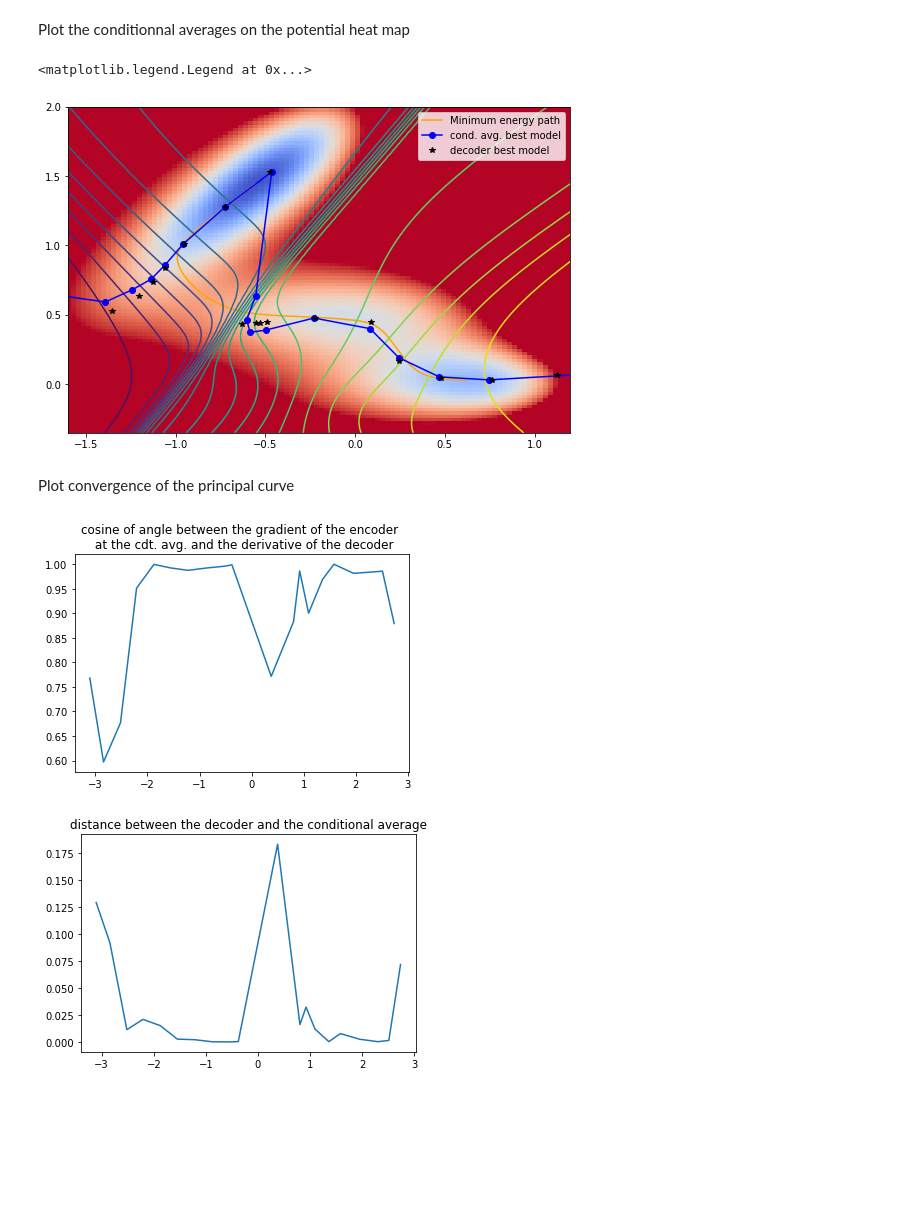
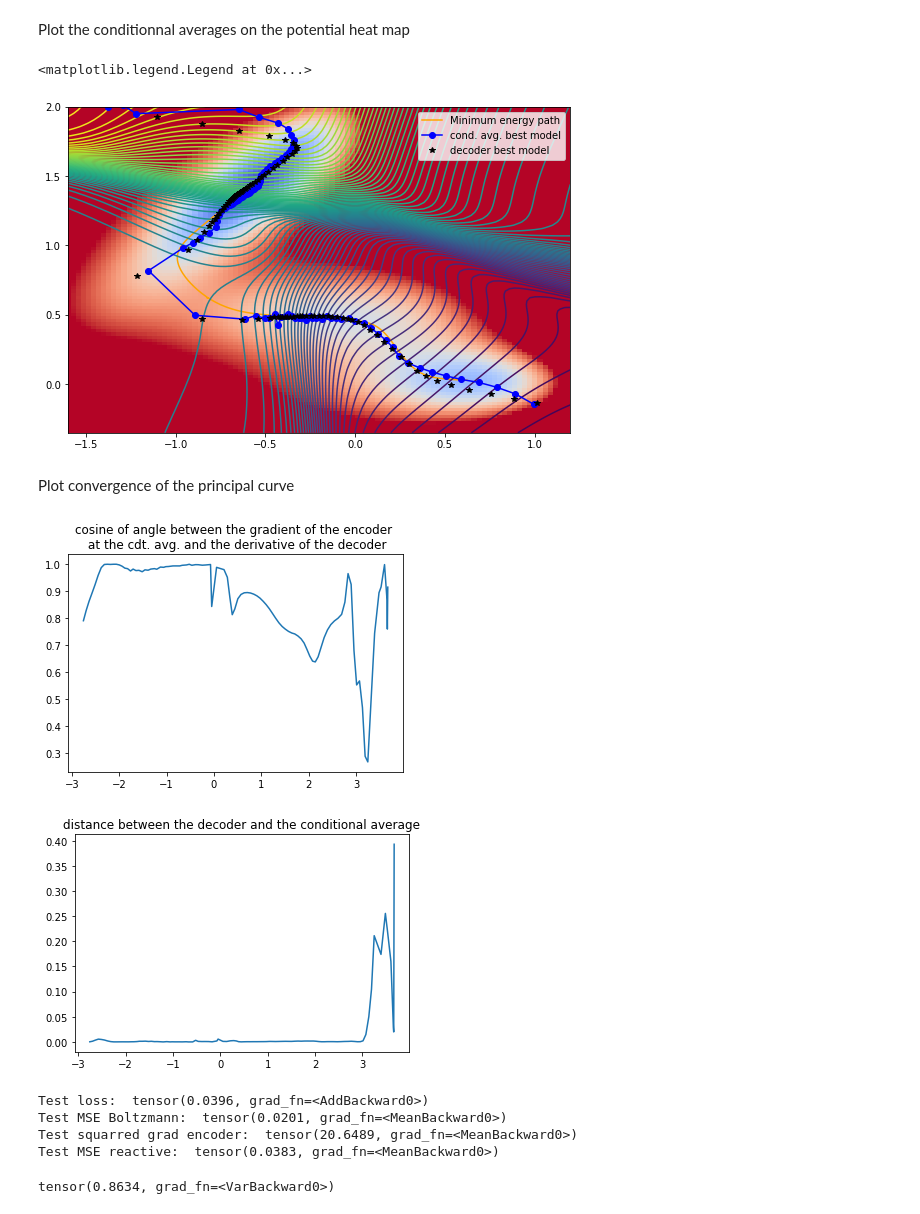
Before and after one commit to thomaspigeon/2dpotentials, a Jupyter notebook: AE_MullerBrown.ipynb, the cells around one changed output. Saved outputs shown, nothing was run; the diff lists cells and outputs as text; code cells hidden in the pictures; blank space fills up the shorter version.

```diff
--- a/AE_MullerBrown.ipynb
+++ b/AE_MullerBrown.ipynb
@@ -47,5 +63,5 @@ ax.legend()
 # %%
-dataset = {"boltz_points": trajs}
+dataset = {"boltz_points": trajs, "react_points":react_approx_density}
 # %%
 dataset.keys()
 # %% [output]
@@ -65,7 +85,7 @@ ae = DeepAutoEncoder([2, 5, 5, 1], [1, 20, 20, 2], 0)
 # %% [markdown]
 Created training object
 # %%
-ae_training = TainAEOneDecoder(ae, pot, dataset.copy(), standardize=True, zca_whiten=False)
+ae_training = TainAEOneDecoder(ae, pot, dataset.copy(), standardize=False, zca_whiten=False)
 # %% [markdown]
 Set the training size and do the train-test split
 # %%
@@ -80,8 +100,11 @@ ae_training.set_optimizer('Adam', 0.005)
 Set the loss function parameters
 # %%
 loss_params = {}
-loss_params["mse_boltz_weight"] = 1.0
-loss_params["squared_grad_boltz_weight"] = 0. * 10**(-3)
-loss_params["n_wait"] = 50
+loss_params["mse_boltz_weight"] = 0.0625 * 10**(0)
+loss_params["mse_react_weight"] = 1.0 * 10**(0)
+loss_params["squared_grad_boltz_weight"] = 0. * 10**(-4)
+loss_params["var_enc_weight"] = 0. * 10**(0)
+
+loss_params["n_wait"] = 100
 ae_training.set_loss_weight(loss_params)
 # %% [output]
@@ -96,8 +117,8 @@ n_bins_var_dist_dec value not provided, set to default value of:  20
 # %% [markdown]
 Set the max number of epoch and batch size
 # %%
-batch_size = 1000
-max_epochs = 1000
+batch_size = 500
+max_epochs = 10000
 # %% [markdown]
 Train
 # %%
@@ -119,22 +140,33 @@ Plot the conditionnal averages on the potential heat map
 # %%
 fig = plt.figure(figsize=(9,6))
 ax = fig.add_subplot()
 pot.plot_potential_heat_map(ax)
 ax.plot(pot.minimum_energy_paths[0][:, 0], pot.minimum_energy_paths[0][:, 1], color='orange', label='Minimum energy path')
 ax.plot(pot.minimum_energy_paths[1][:, 0], pot.minimum_energy_paths[1][:, 1], color='orange')
 #ax.plot(Esp_X_given_z[:, 0], Esp_X_given_z[:, 1], '-o', color='blue', label='cond. avg. best model')
 #ax.plot(f_dec_z[:, 0], f_dec_z[:, 1], '*', color='black', label='decoder best model')
-ae_training.plot_encoder_iso_levels(ax, 20)
-ae_training.plot_conditional_averages(ax, 20)
+ae_training.plot_encoder_iso_levels(ax, 100)
+ae_training.plot_conditional_averages(ax, 100)
 
 ax.legend()
 # %% [output]
 <matplotlib.legend.Legend at 0x...>
-[figure, old version]
+[figure, new version]
 # %% [markdown]
 Plot convergence of the principal curve
 # %%
-ae_training.plot_principal_curve_convergence(20)
+ae_training.plot_principal_curve_convergence(100)
 # %% [output]
-[figure, old version]
+[figure, new version]
-[figure, old version]
+[figure, new version]
+# %%
+ae_training.print_test_loss()
+# %% [output]
+Test loss:  tensor(0.0396, grad_fn=<AddBackward0>)
+Test MSE Boltzmann:  tensor(0.0201, grad_fn=<MeanBackward0>)
+Test squarred grad encoder:  tensor(20.6489, grad_fn=<MeanBackward0>)
+Test MSE reactive:  tensor(0.0383, grad_fn=<MeanBackward0>)
+# %%
+torch.var(ae_training.test_dataset[:, :2])
+# %% [output]
+tensor(0.8634, grad_fn=<VarBackward0>)
```
Also changed, not shown: parts of 9 cells of this notebook, 2 other files.
